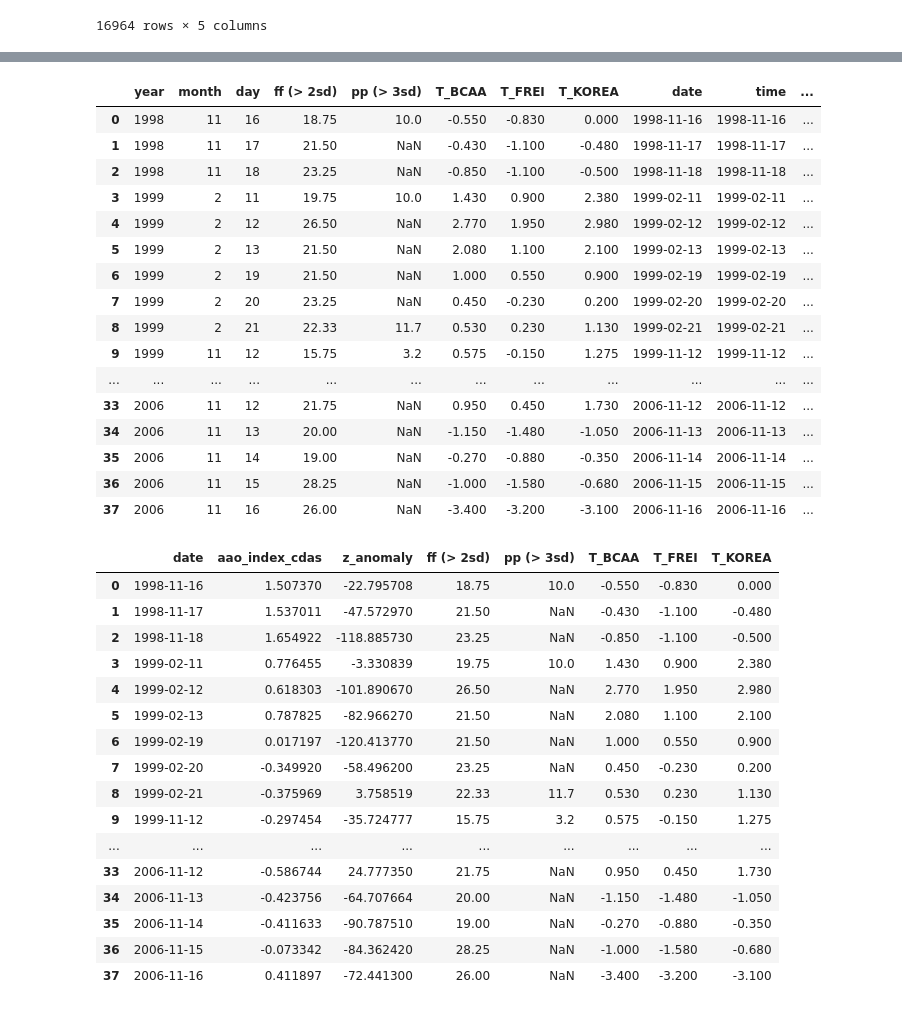
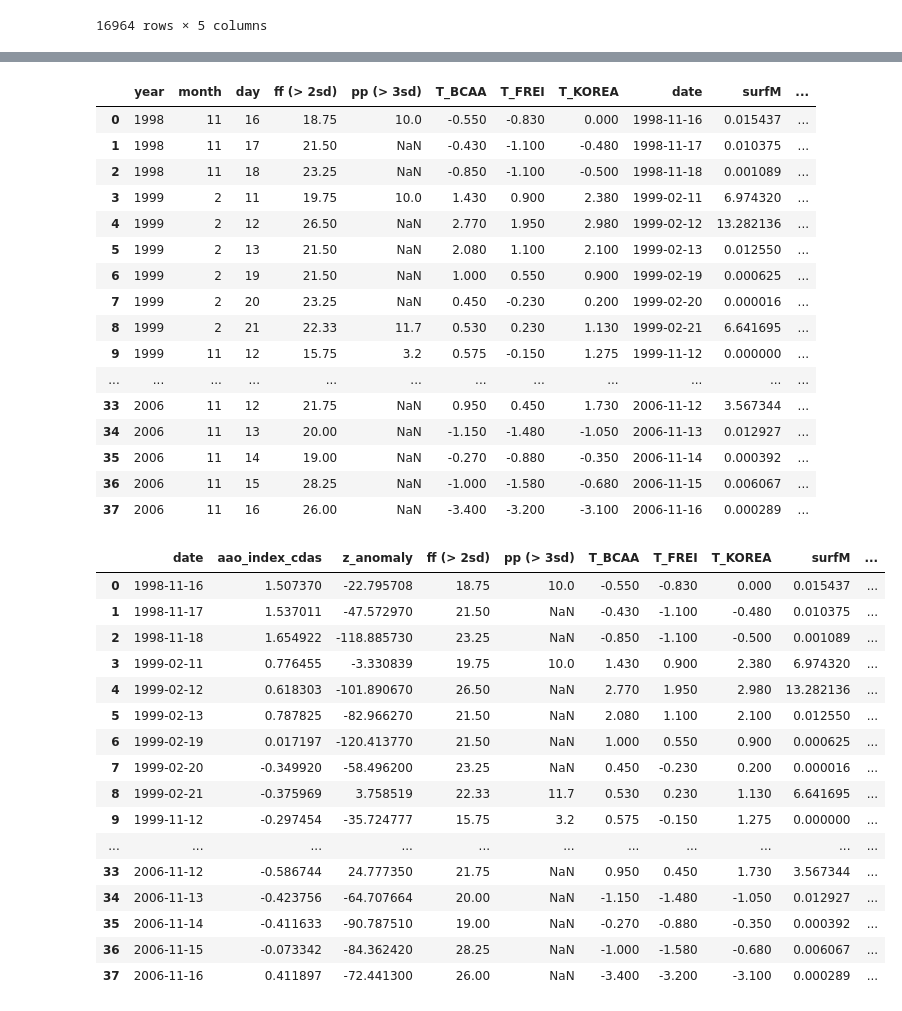
Before and after one commit to cryohydromettools/ARs_SSI_FEL, a Jupyter notebook: 5_EE_SSI_SAM_Z500.ipynb, the cells around one changed output, grey strips where cells are left out. Drawn from its saved outputs; the diff is of its cells as text; code cells hidden in the pictures.

Commit message:
Bell glac

```diff
--- a/5_EE_SSI_SAM_Z500.ipynb
+++ b/5_EE_SSI_SAM_Z500.ipynb
@@ -63,3 +64,8 @@ SAM_index
 | 16962 | 2025 | 6 | 10 | -0.632721 | 2025-06-10 |
 | 16963 | 2025 | 6 | 11 | -0.266358 | 2025-06-11 |
 16964 rows × 5 columns
+# %%
+filename = 'data/SSI_ERA5_optm_19690101-20200331.nc'
+ds = xr.open_dataset(filename).isel(lat=2, lon=2)[['RAIN', 'SNOWFALL', 'surfM', 'Q']].resample(time='1d').sum()*1000
+#ds.sel(lon=-58.886878, lat=-62.154407, method='nearest')#[['RAIN', 'SNOWFALL', 'surfM', 'Q']]
+ds
@@ -66,48 +90,52 @@ SAM_index
+# %%
+df_bell = ds.to_dataframe().reset_index(drop=False).rename(columns={'time':'date'})[['date', 'surfM', 'Q']]
+# %%
+EE_SSI = pd.merge(EE_SSI, df_bell, on='date', how='left')
 # %%
 EE_Z500 = pd.merge(EE_SSI, Z500_index, on='date', how='left')
 EE_Z500
 # %% [output]
-|  | year | month | day | ff (> 2sd) | pp (> 3sd) | T_BCAA | T_FREI | T_KOREA | date | time | ... |
-| 0 | 1998 | 11 | 16 | 18.75 | 10.0 | -0.550 | -0.830 | 0.000 | 1998-11-16 | 1998-11-16 | ... |
-| 1 | 1998 | 11 | 17 | 21.50 | NaN | -0.430 | -1.100 | -0.480 | 1998-11-17 | 1998-11-17 | ... |
-| 2 | 1998 | 11 | 18 | 23.25 | NaN | -0.850 | -1.100 | -0.500 | 1998-11-18 | 1998-11-18 | ... |
-| 3 | 1999 | 2 | 11 | 19.75 | 10.0 | 1.430 | 0.900 | 2.380 | 1999-02-11 | 1999-02-11 | ... |
-| 4 | 1999 | 2 | 12 | 26.50 | NaN | 2.770 | 1.950 | 2.980 | 1999-02-12 | 1999-02-12 | ... |
-| 5 | 1999 | 2 | 13 | 21.50 | NaN | 2.080 | 1.100 | 2.100 | 1999-02-13 | 1999-02-13 | ... |
-| 6 | 1999 | 2 | 19 | 21.50 | NaN | 1.000 | 0.550 | 0.900 | 1999-02-19 | 1999-02-19 | ... |
-| 7 | 1999 | 2 | 20 | 23.25 | NaN | 0.450 | -0.230 | 0.200 | 1999-02-20 | 1999-02-20 | ... |
-| 8 | 1999 | 2 | 21 | 22.33 | 11.7 | 0.530 | 0.230 | 1.130 | 1999-02-21 | 1999-02-21 | ... |
-| 9 | 1999 | 11 | 12 | 15.75 | 3.2 | 0.575 | -0.150 | 1.275 | 1999-11-12 | 1999-11-12 | ... |
+|  | year | month | day | ff (> 2sd) | pp (> 3sd) | T_BCAA | T_FREI | T_KOREA | date | surfM | ... |
+| 0 | 1998 | 11 | 16 | 18.75 | 10.0 | -0.550 | -0.830 | 0.000 | 1998-11-16 | 0.015437 | ... |
+| 1 | 1998 | 11 | 17 | 21.50 | NaN | -0.430 | -1.100 | -0.480 | 1998-11-17 | 0.010375 | ... |
+| 2 | 1998 | 11 | 18 | 23.25 | NaN | -0.850 | -1.100 | -0.500 | 1998-11-18 | 0.001089 | ... |
+| 3 | 1999 | 2 | 11 | 19.75 | 10.0 | 1.430 | 0.900 | 2.380 | 1999-02-11 | 6.974320 | ... |
+| 4 | 1999 | 2 | 12 | 26.50 | NaN | 2.770 | 1.950 | 2.980 | 1999-02-12 | 13.282136 | ... |
+| 5 | 1999 | 2 | 13 | 21.50 | NaN | 2.080 | 1.100 | 2.100 | 1999-02-13 | 0.012550 | ... |
+| 6 | 1999 | 2 | 19 | 21.50 | NaN | 1.000 | 0.550 | 0.900 | 1999-02-19 | 0.000625 | ... |
+| 7 | 1999 | 2 | 20 | 23.25 | NaN | 0.450 | -0.230 | 0.200 | 1999-02-20 | 0.000016 | ... |
+| 8 | 1999 | 2 | 21 | 22.33 | 11.7 | 0.530 | 0.230 | 1.130 | 1999-02-21 | 6.641695 | ... |
+| 9 | 1999 | 11 | 12 | 15.75 | 3.2 | 0.575 | -0.150 | 1.275 | 1999-11-12 | 0.000000 | ... |
 | ... | ... | ... | ... | ... | ... | ... | ... | ... | ... | ... | ... |
-| 33 | 2006 | 11 | 12 | 21.75 | NaN | 0.950 | 0.450 | 1.730 | 2006-11-12 | 2006-11-12 | ... |
-| 34 | 2006 | 11 | 13 | 20.00 | NaN | -1.150 | -1.480 | -1.050 | 2006-11-13 | 2006-11-13 | ... |
-| 35 | 2006 | 11 | 14 | 19.00 | NaN | -0.270 | -0.880 | -0.350 | 2006-11-14 | 2006-11-14 | ... |
-| 36 | 2006 | 11 | 15 | 28.25 | NaN | -1.000 | -1.580 | -0.680 | 2006-11-15 | 2006-11-15 | ... |
-| 37 | 2006 | 11 | 16 | 26.00 | NaN | -3.400 | -3.200 | -3.100 | 2006-11-16 | 2006-11-16 | ... |
+| 33 | 2006 | 11 | 12 | 21.75 | NaN | 0.950 | 0.450 | 1.730 | 2006-11-12 | 3.567344 | ... |
+| 34 | 2006 | 11 | 13 | 20.00 | NaN | -1.150 | -1.480 | -1.050 | 2006-11-13 | 0.012927 | ... |
+| 35 | 2006 | 11 | 14 | 19.00 | NaN | -0.270 | -0.880 | -0.350 | 2006-11-14 | 0.000392 | ... |
+| 36 | 2006 | 11 | 15 | 28.25 | NaN | -1.000 | -1.580 | -0.680 | 2006-11-15 | 0.006067 | ... |
+| 37 | 2006 | 11 | 16 | 26.00 | NaN | -3.400 | -3.200 | -3.100 | 2006-11-16 | 0.000289 | ... |
 # %%
 EE_Z500 = pd.merge(EE_SSI, Z500_index[['date', 'z_anomaly']], on='date', how='left')
 EE_Z500_SAM = pd.merge(EE_Z500, SAM_index[['date', 'aao_index_cdas']], on='date', how='left')
-vars = ['date', 'aao_index_cdas', 'z_anomaly',  'ff (> 2sd)', 'pp (> 3sd) ', 'T_BCAA', 'T_FREI', 'T_KOREA']
+vars = ['date', 'aao_index_cdas', 'z_anomaly',  'ff (> 2sd)', 'pp (> 3sd) ', 'T_BCAA', 'T_FREI', 'T_KOREA', 'surfM', 'Q']
 EE_Z500_SAM = EE_Z500_SAM[vars]
 EE_Z500_SAM
 # %% [output]
-|  | date | aao_index_cdas | z_anomaly | ff (> 2sd) | pp (> 3sd) | T_BCAA | T_FREI | T_KOREA |
-| 0 | 1998-11-16 | 1.507370 | -22.795708 | 18.75 | 10.0 | -0.550 | -0.830 | 0.000 |
-| 1 | 1998-11-17 | 1.537011 | -47.572970 | 21.50 | NaN | -0.430 | -1.100 | -0.480 |
-| 2 | 1998-11-18 | 1.654922 | -118.885730 | 23.25 | NaN | -0.850 | -1.100 | -0.500 |
-| 3 | 1999-02-11 | 0.776455 | -3.330839 | 19.75 | 10.0 | 1.430 | 0.900 | 2.380 |
-| 4 | 1999-02-12 | 0.618303 | -101.890670 | 26.50 | NaN | 2.770 | 1.950 | 2.980 |
-| 5 | 1999-02-13 | 0.787825 | -82.966270 | 21.50 | NaN | 2.080 | 1.100 | 2.100 |
-| 6 | 1999-02-19 | 0.017197 | -120.413770 | 21.50 | NaN | 1.000 | 0.550 | 0.900 |
-| 7 | 1999-02-20 | -0.349920 | -58.496200 | 23.25 | NaN | 0.450 | -0.230 | 0.200 |
-| 8 | 1999-02-21 | -0.375969 | 3.758519 | 22.33 | 11.7 | 0.530 | 0.230 | 1.130 |
-| 9 | 1999-11-12 | -0.297454 | -35.724777 | 15.75 | 3.2 | 0.575 | -0.150 | 1.275 |
-| ... | ... | ... | ... | ... | ... | ... | ... | ... |
-| 33 | 2006-11-12 | -0.586744 | 24.777350 | 21.75 | NaN | 0.950 | 0.450 | 1.730 |
-| 34 | 2006-11-13 | -0.423756 | -64.707664 | 20.00 | NaN | -1.150 | -1.480 | -1.050 |
-| 35 | 2006-11-14 | -0.411633 | -90.787510 | 19.00 | NaN | -0.270 | -0.880 | -0.350 |
-| 36 | 2006-11-15 | -0.073342 | -84.362420 | 28.25 | NaN | -1.000 | -1.580 | -0.680 |
-| 37 | 2006-11-16 | 0.411897 | -72.441300 | 26.00 | NaN | -3.400 | -3.200 | -3.100 |
+|  | date | aao_index_cdas | z_anomaly | ff (> 2sd) | pp (> 3sd) | T_BCAA | T_FREI | T_KOREA | surfM | ... |
+| 0 | 1998-11-16 | 1.507370 | -22.795708 | 18.75 | 10.0 | -0.550 | -0.830 | 0.000 | 0.015437 | ... |
+| 1 | 1998-11-17 | 1.537011 | -47.572970 | 21.50 | NaN | -0.430 | -1.100 | -0.480 | 0.010375 | ... |
+| 2 | 1998-11-18 | 1.654922 | -118.885730 | 23.25 | NaN | -0.850 | -1.100 | -0.500 | 0.001089 | ... |
+| 3 | 1999-02-11 | 0.776455 | -3.330839 | 19.75 | 10.0 | 1.430 | 0.900 | 2.380 | 6.974320 | ... |
+| 4 | 1999-02-12 | 0.618303 | -101.890670 | 26.50 | NaN | 2.770 | 1.950 | 2.980 | 13.282136 | ... |
+| 5 | 1999-02-13 | 0.787825 | -82.966270 | 21.50 | NaN | 2.080 | 1.100 | 2.100 | 0.012550 | ... |
+| 6 | 1999-02-19 | 0.017197 | -120.413770 | 21.50 | NaN | 1.000 | 0.550 | 0.900 | 0.000625 | ... |
+| 7 | 1999-02-20 | -0.349920 | -58.496200 | 23.25 | NaN | 0.450 | -0.230 | 0.200 | 0.000016 | ... |
+| 8 | 1999-02-21 | -0.375969 | 3.758519 | 22.33 | 11.7 | 0.530 | 0.230 | 1.130 | 6.641695 | ... |
+| 9 | 1999-11-12 | -0.297454 | -35.724777 | 15.75 | 3.2 | 0.575 | -0.150 | 1.275 | 0.000000 | ... |
+| ... | ... | ... | ... | ... | ... | ... | ... | ... | ... | ... |
+| 33 | 2006-11-12 | -0.586744 | 24.777350 | 21.75 | NaN | 0.950 | 0.450 | 1.730 | 3.567344 | ... |
+| 34 | 2006-11-13 | -0.423756 | -64.707664 | 20.00 | NaN | -1.150 | -1.480 | -1.050 | 0.012927 | ... |
+| 35 | 2006-11-14 | -0.411633 | -90.787510 | 19.00 | NaN | -0.270 | -0.880 | -0.350 | 0.000392 | ... |
+| 36 | 2006-11-15 | -0.073342 | -84.362420 | 28.25 | NaN | -1.000 | -1.580 | -0.680 | 0.006067 | ... |
+| 37 | 2006-11-16 | 0.411897 | -72.441300 | 26.00 | NaN | -3.400 | -3.200 | -3.100 | 0.000289 | ... |
 # %%
 E_Z500_SAM_1999 = EE_Z500_SAM[(EE_Z500_SAM.date >= '1999-11-12') & (EE_Z500_SAM.date <= '1999-11-20')]
 E_Z500_SAM_1999
```
Also changed, not shown: parts of 6 cells of this notebook, 2 other files.
